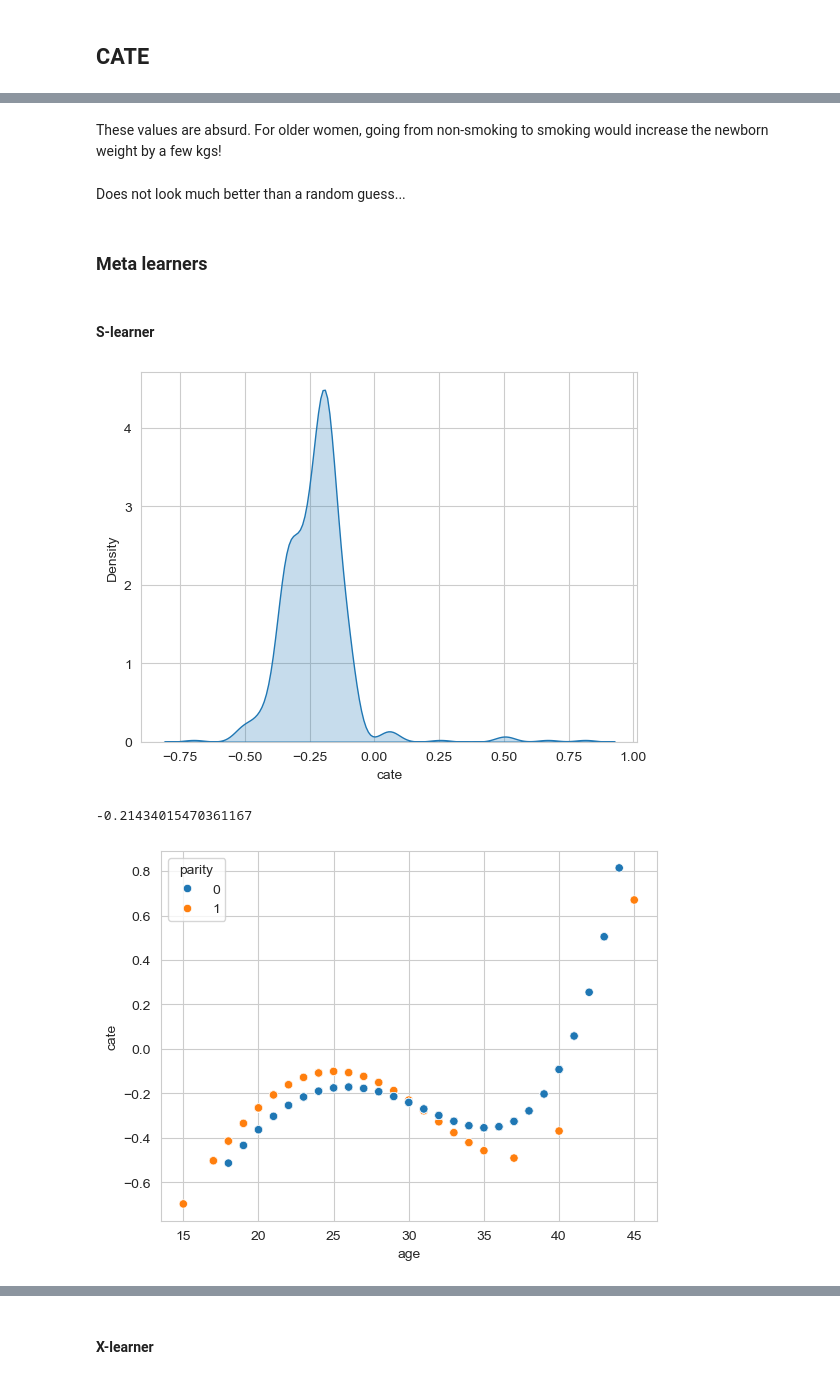
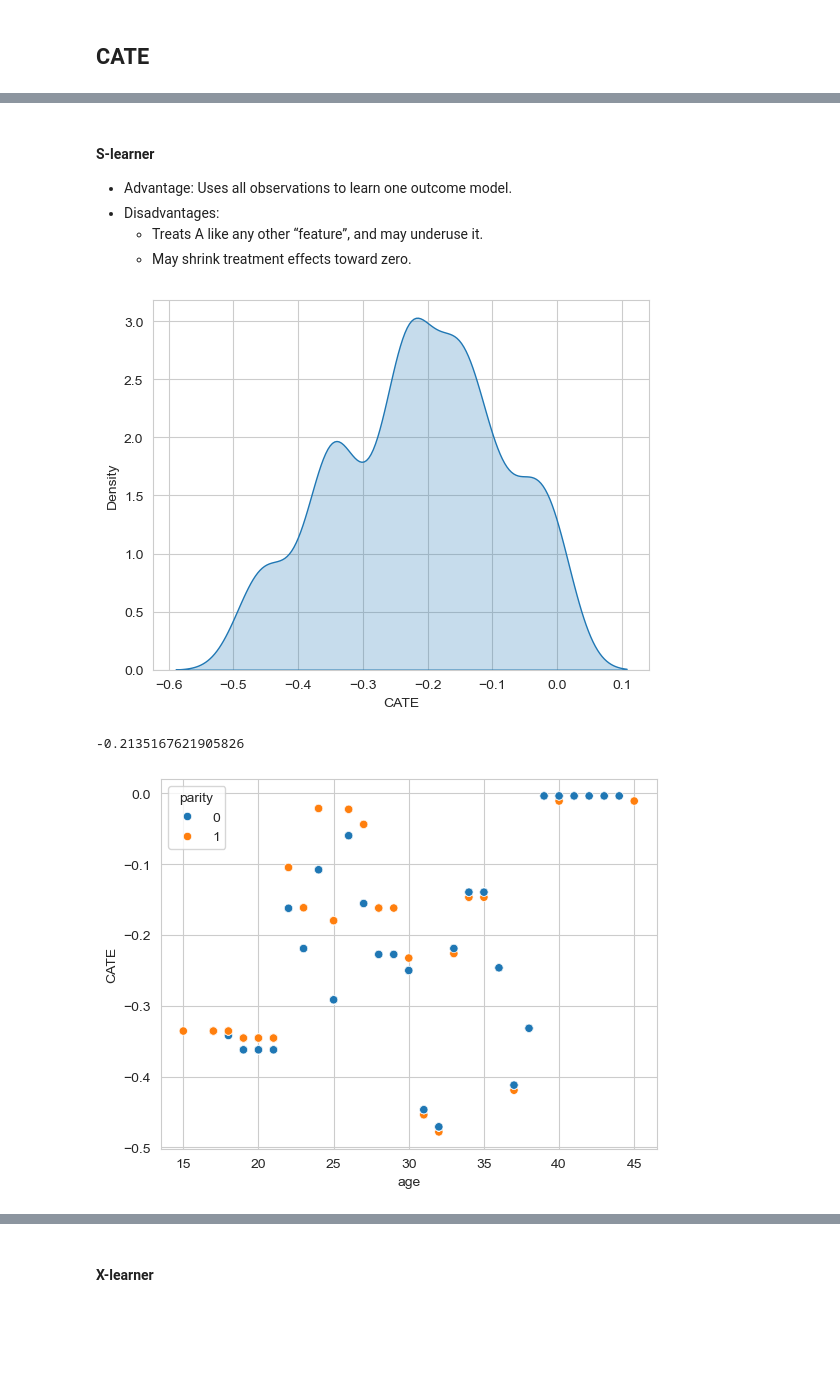
Before and after one commit to marcadella/causality_course, a Jupyter notebook: notebook.ipynb, the cells around one changed output, grey strips where cells are left out. Drawn from its saved outputs; the diff is of its cells as text; code cells hidden in the pictures; blank space fills up the shorter version.

```diff
--- a/notebook.ipynb
+++ b/notebook.ipynb
@@ -166,3 +160 @@ There is very little disparity in the propensity scores, so there might not be m
-# %%
-df["ps"] = ps_score
 # %% [markdown]
@@ -285,31 +362,30 @@ Strange that we now get a very small median effect...
-# %% [markdown]
-These values are absurd. For older women, going from non-smoking to smoking would increase the newborn weight by a few kgs!
-# %% [markdown]
-Does not look much better than a random guess...
-# %% [markdown]
-### Meta learners
 # %% [markdown]
 #### S-learner
+
+- Advantage: Uses all observations to learn one outcome model.
+- Disadvantages:
+  - Treats A like any other “feature”, and may underuse it.
+  - May shrink treatment effects toward zero.
 # %%
 np.random.seed(123)
-#s_learner = HistGradientBoostingRegressor(max_depth=3, min_samples_leaf=30, max_leaf_nodes=5)
-s_learner = Pipeline([
-    ("poly", PolynomialFeatures(degree=5, include_bias=False)),
-    ("regressor", Ridge(alpha=1.0))
-])
+s_learner = HistGradientBoostingRegressor(max_depth=None, min_samples_leaf=10, max_leaf_nodes=5)
+#s_learner = Pipeline([
+#    ("poly", PolynomialFeatures(degree=5, include_bias=False)),
+#    ("regressor", Ridge(alpha=1.0))
+#])
 s_learner.fit(train[X+[T]], train[Y]);
 # %%
 train_pred = train.assign(
-    cate=(s_learner.predict(train[X].assign(**{T: 1})) -
+    CATE=(s_learner.predict(train[X].assign(**{T: 1})) -
                         s_learner.predict(train[X].assign(**{T: 0}))))
 
 test_pred = test.assign(
-    cate=(s_learner.predict(test[X].assign(**{T: 1})) - # predict under treatment
+    CATE=(s_learner.predict(test[X].assign(**{T: 1})) - # predict under treatment
           s_learner.predict(test[X].assign(**{T: 0}))) # predict under control
 )
 
 analyze(train_pred, test_pred)
 # %% [output]
-[figure, old version]
+[figure, new version]
--0.21434015470361167
+-0.2135167621905826
-[figure, old version]
+[figure, new version]
```
Also changed, not shown: parts of 37 cells of this notebook.
